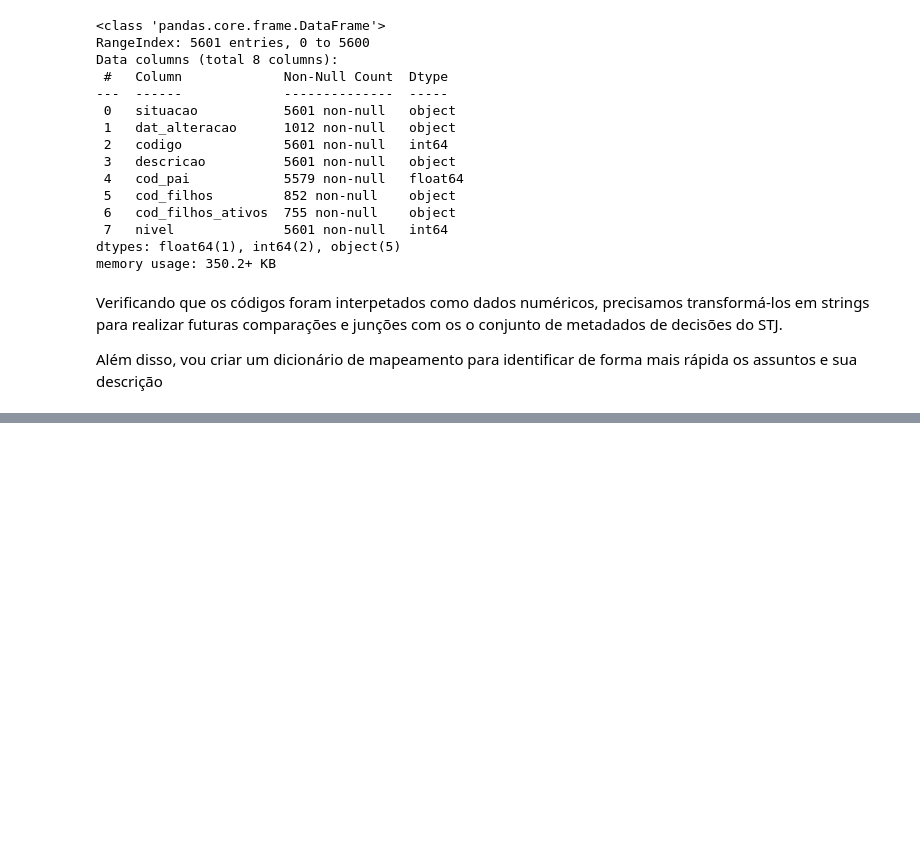
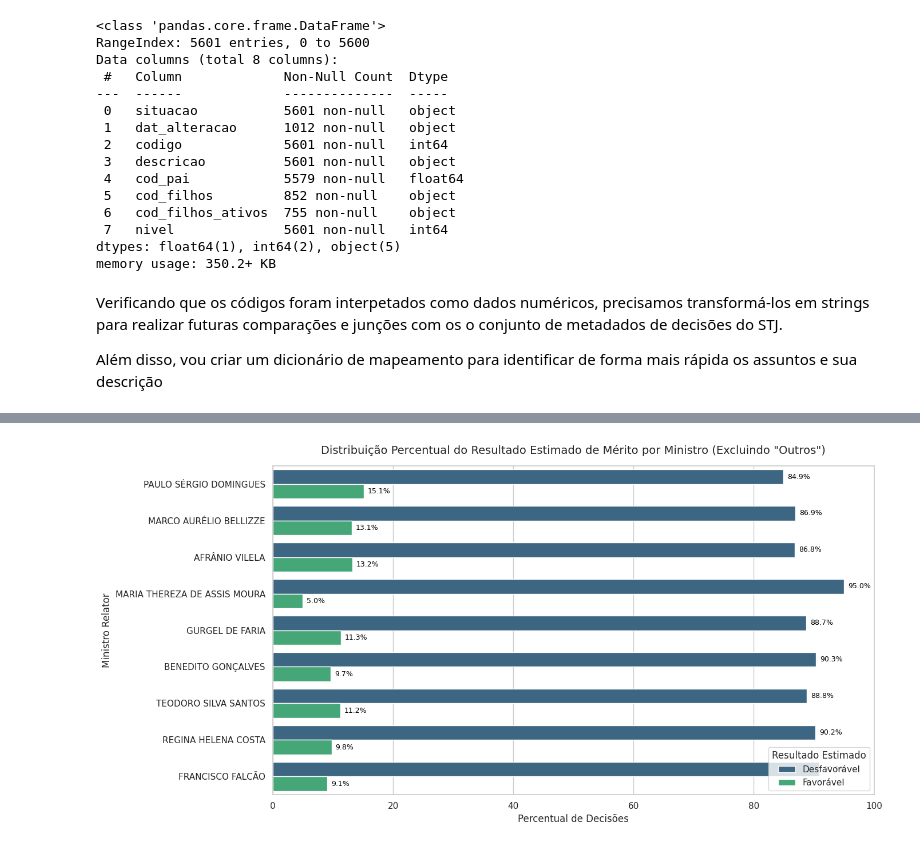
Before and after one commit to rafaeldebarros/MVP_machine_learning, a Jupyter notebook: MVP_ML_DL.ipynb, the cells around one changed output, grey strips where cells are left out. Cells and saved outputs as stored; diff of their text form; code cells hidden in the pictures; blank space fills up the shorter version.

```diff
--- a/MVP_ML_DL.ipynb
+++ b/MVP_ML_DL.ipynb
@@ -953,0 +540,17 @@ plt.show()
+# %%
+# =====================================================================
+# 1. FILTRAGEM DOS MINISTROS DA 1ª SEÇÃO
+# =====================================================================
+ministros_1a_secao = [
+    "BENEDITO GONÇALVES", "SERGIO KUKINA", "GURGEL DE FARIA",
+    "FRANCISCO FALCÃO", "REGINA HELENA COSTA", "AFRÂNIO VILELA",
+    "MARIA THEREZA DE ASSIS MOURA", "TEODORO SILVA SANTOS",
+    "MARCO AURÉLIO BELLIZZE", "PAULO SÉRGIO DOMINGUES",
+]
+
+# Aplicando o filtro e atribuindo ao DataFrame principal 'df'
+df = df_raw[df_raw['NM_MINISTRO'].isin(ministros_1a_secao)].copy()
+print(f"\nTotal de decisões filtradas para a 1ª Seção: {len(df)}")
+
+# Exibir o cabeçalho do DataFrame final, como feito na célula original
+display(df.head())
@@ -953,0 +820,62 @@ plt.show()
+# %%
+
+# =====================================================================
+# 2. EXIBIR ESTATÍSTICA DE MÉRITO POR MINISTRO (Tabela)
+# =====================================================================
+print("="*60)
+print("VOLUMETRIA DE DECISÕES DE MÉRITO POR MINISTRO")
+print("="*60)
+# Cria uma tabela cruzada para ver a quantidade exata de cada classe por Ministro
+tabela_ministro_merito = pd.crosstab(
+    df_decisoes_terminativas['NM_MINISTRO'],
+    df_decisoes_terminativas['Resultado_Estimado'],
+    margins=True,
+    margins_name="Total Geral"
+)
+print(tabela_ministro_merito)
+print("="*60 + "\n")
+
+# =====================================================================
+# 3. GERAÇÃO DO GRÁFICO DE BARRAS AGRUPADO (EM PERCENTUAL)
+# =====================================================================
+
+# Calcular as porcentagens de 'Favorável' e 'Desfavorável' por ministro
+minister_results = df_decisoes_terminativas.groupby(['NM_MINISTRO', 'Resultado_Estimado']).size().unstack(fill_value=0)
+minister_results_percent = minister_results.div(minister_results.sum(axis=1), axis=0) * 100
+minister_results_percent = minister_results_percent.reset_index().melt(id_vars='NM_MINISTRO', var_name='Resultado_Estimado', value_name='Percentual')
+
+# Ordenar os ministros com base no volume total de decisões de mérito para manter a consistência
+minister_order = df_decisoes_terminativas['NM_MINISTRO'].value_counts().index
+
+plt.figure(figsize=(14, 7))
+
+# Criar o gráfico de barras com porcentagens
+ax = sns.barplot(
+    data=minister_results_percent,
+    y='NM_MINISTRO',
+    x='Percentual',
+    hue='Resultado_Estimado',
+    order=minister_order,
+    palette='viridis'
+)
+
+# Adicionar os rótulos numéricos (porcentagens) nas barras horizontais
+for container in ax.containers:
+    for p in container.patches:
+        width = p.get_width()
+        if width > 0:
+            ax.annotate(f'{width:.1f}%', (p.get_x() + width, p.get_y() + p.get_height() / 2.),
+                        ha = 'left', va = 'center', fontsize=9, color='black', xytext=(5, 0),
+                        textcoords='offset points')
+
+# Configurações de layout
+plt.title('Distribuição Percentual do Resultado Estimado de Mérito por Ministro (Excluindo "Outros")', fontsize=14, pad=15)
+plt.xlabel('Percentual de Decisões', fontsize=12)
+plt.ylabel('Ministro Relator', fontsize=12)
+plt.legend(title='Resultado Estimado', loc='lower right')
+
+# Ajustar o limite do eixo X para 0-100 para porcentagens
+plt.xlim(0, 100)
+plt.tight_layout()
+plt.show()
+# %% [output]
@@ -953,0 +898 @@ plt.show()
+[figure, added]
```
Also changed, not shown: parts of 81 cells of this notebook.
